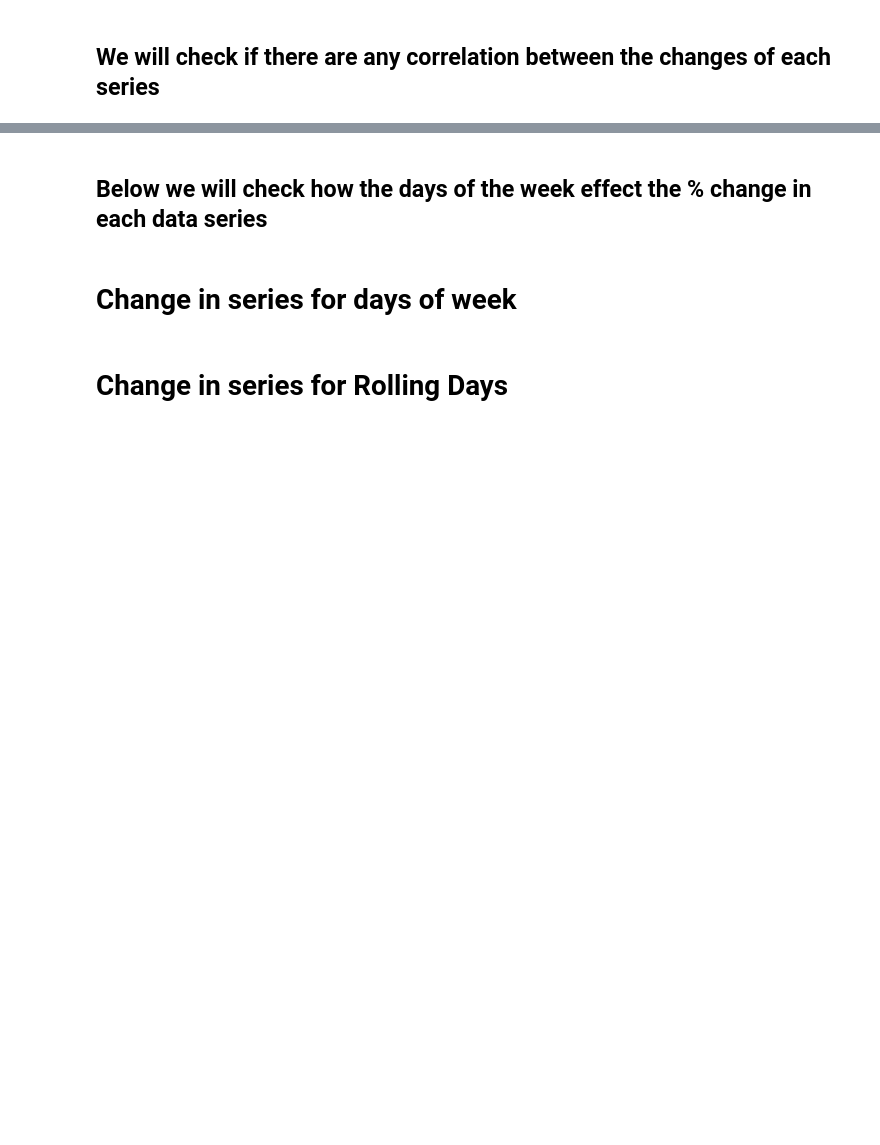
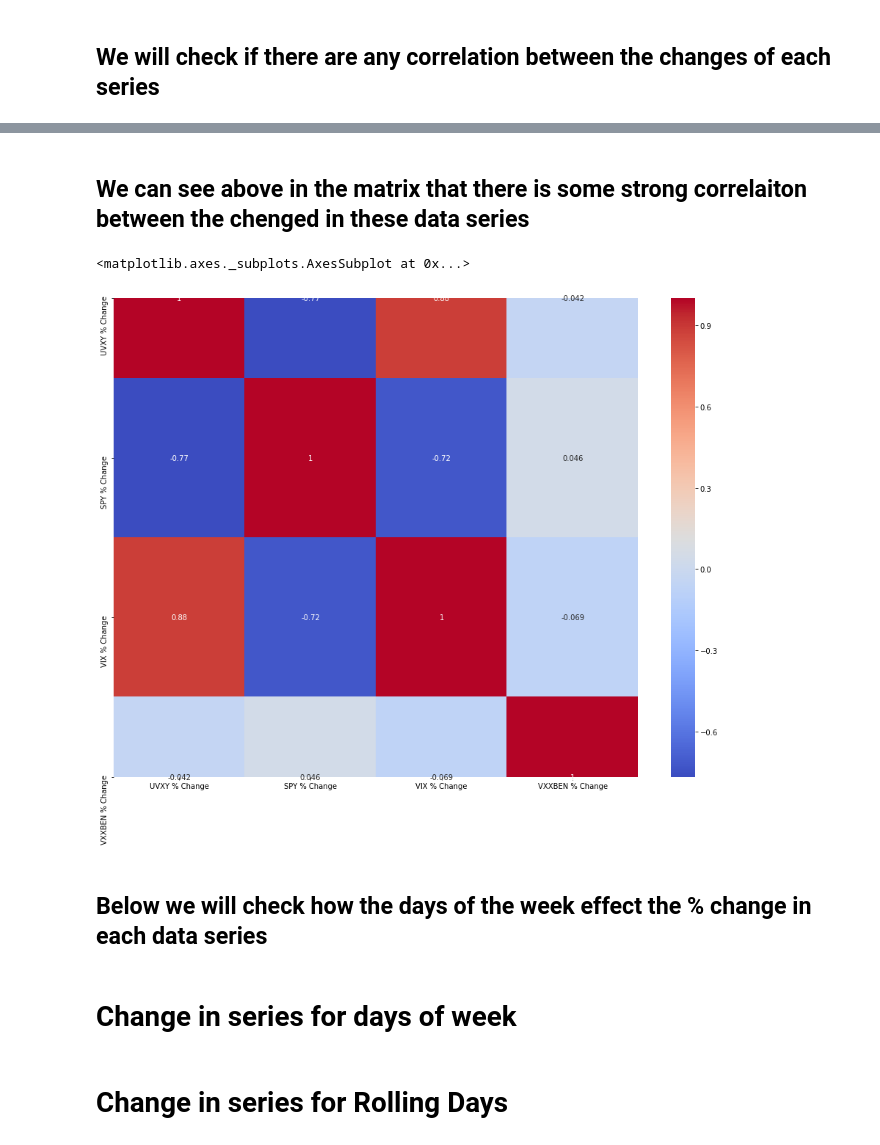
Before and after one commit to Berkat0789/Data_Analysis, a Jupyter notebook: Personal Projects/Jeff Benton/VIXX Analysis.ipynb, the cells around one changed output, grey strips where cells are left out. Cells and saved outputs as stored; diff of their text form; code cells hidden in the pictures; blank space fills up the shorter version.

```diff
--- a/Personal Projects/Jeff Benton/VIXX Analysis.ipynb
+++ b/Personal Projects/Jeff Benton/VIXX Analysis.ipynb
@@ -13,3 +13,5 @@ import seaborn as sns
 data = pd.read_excel("vix_data.xlsx")
 # %% [markdown]
 ## Looks like we have the original data as well as the edited data frame to work with below. We have a 3246 rows of data and will be working with 10 columns
+# %%
+vix_DataFrame = pd.read_csv("working_data.csv", index_col="Date", parse_dates=True)
@@ -76,0 +139,3 @@ sns.pairplot(vix_DataFrame[["UVXY % Change", "SPY % Change", "VIX % Change","VXX
+# %%
+change_Matrix = vix_DataFrame[["UVXY % Change", "SPY % Change", "VIX % Change","VXXBEN % Change"]].corr()
+change_Matrix
@@ -77,3 +148,11 @@ sns.pairplot(vix_DataFrame[["UVXY % Change", "SPY % Change", "VIX % Change","VXX
+# %% [markdown]
+## We can see above in the matrix that there is some strong correlaiton between the chenged in these data series
+# %%
+plt.figure(figsize=(16,12))
+sns.heatmap(change_Matrix, annot=True, cmap = "coolwarm",)
+# %% [output]
+<matplotlib.axes._subplots.AxesSubplot at 0x...>
+[figure, added]
 # %% [markdown]
 ## Below we will check how the days of the week effect the % change in each data series
 # %% [markdown]
```
Also changed, not shown: parts of 10 cells of this notebook, 3 other files.
